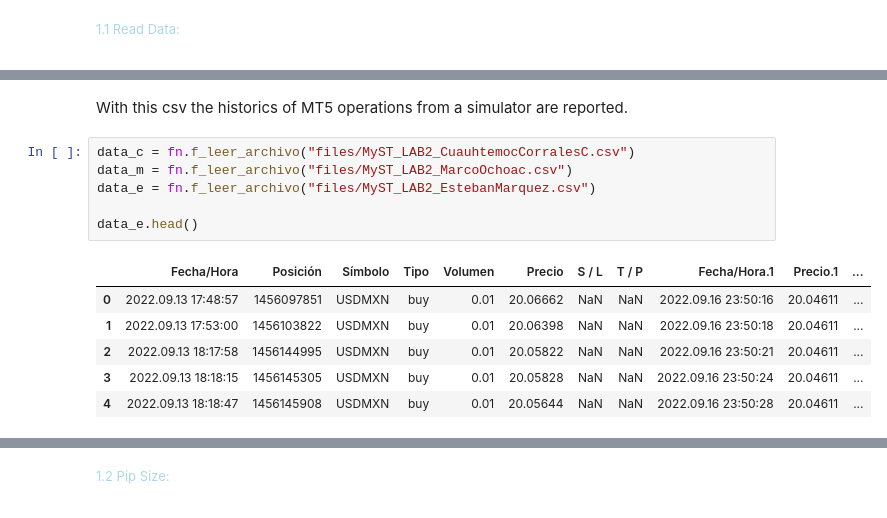
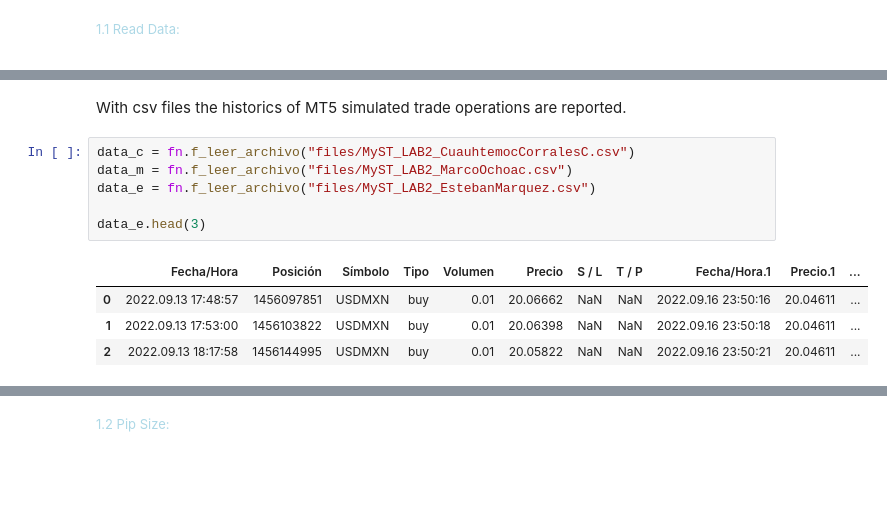
Before and after one commit to EstebanMqz/MyST_LAB_3_E3, a Jupyter notebook: notebook.ipynb, the cells around one changed output, grey strips where cells are left out. Cells and saved outputs as stored; diff of their text form; blank space fills up the shorter version.

```diff
--- a/notebook.ipynb
+++ b/notebook.ipynb
@@ -125,18 +128,16 @@ f_leer_archivo(param_archivo)
         -------
         data: pd.DataFrame(param_archivo)
 # %% [markdown]
-With this csv the historics of MT5 operations from a simulator are reported.
+With csv files the historics of MT5 simulated trade operations are reported.
 # %%
 data_c = fn.f_leer_archivo("files/MyST_LAB2_CuauhtemocCorralesC.csv")
 data_m = fn.f_leer_archivo("files/MyST_LAB2_MarcoOchoac.csv")
 data_e = fn.f_leer_archivo("files/MyST_LAB2_EstebanMarquez.csv")
 
-data_e.head()
+data_e.head(3)
 # %% [output]
 |  | Fecha/Hora | Posición | Símbolo | Tipo | Volumen | Precio | S / L | T / P | Fecha/Hora.1 | Precio.1 | ... |
 | 0 | 2022.09.13 17:48:57 | 1456097851 | USDMXN | buy | 0.01 | 20.06662 | NaN | NaN | 2022.09.16 23:50:16 | 20.04611 | ... |
 | 1 | 2022.09.13 17:53:00 | 1456103822 | USDMXN | buy | 0.01 | 20.06398 | NaN | NaN | 2022.09.16 23:50:18 | 20.04611 | ... |
 | 2 | 2022.09.13 18:17:58 | 1456144995 | USDMXN | buy | 0.01 | 20.05822 | NaN | NaN | 2022.09.16 23:50:21 | 20.04611 | ... |
-| 3 | 2022.09.13 18:18:15 | 1456145305 | USDMXN | buy | 0.01 | 20.05828 | NaN | NaN | 2022.09.16 23:50:24 | 20.04611 | ... |
-| 4 | 2022.09.13 18:18:47 | 1456145908 | USDMXN | buy | 0.01 | 20.05644 | NaN | NaN | 2022.09.16 23:50:28 | 20.04611 | ... |
 # %%
```
Also changed, not shown: parts of 54 cells of this notebook, 3 other files.
